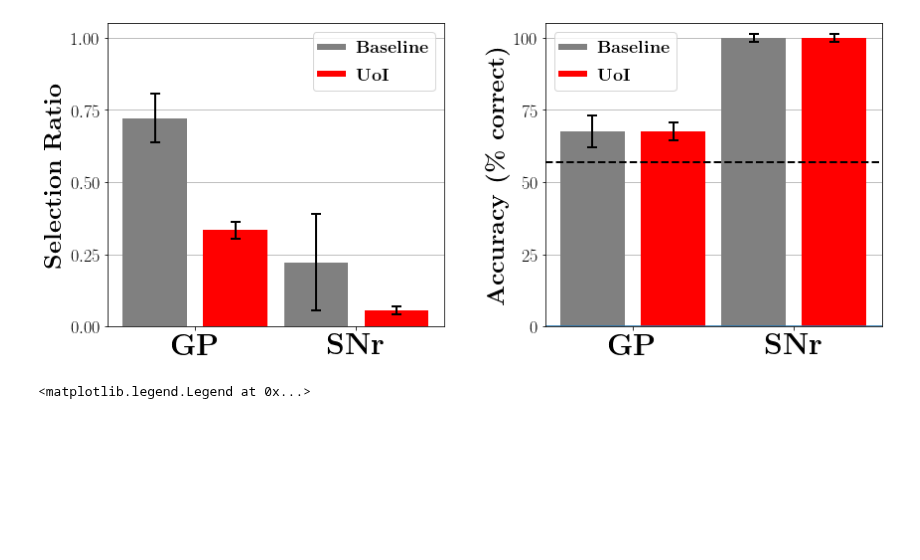
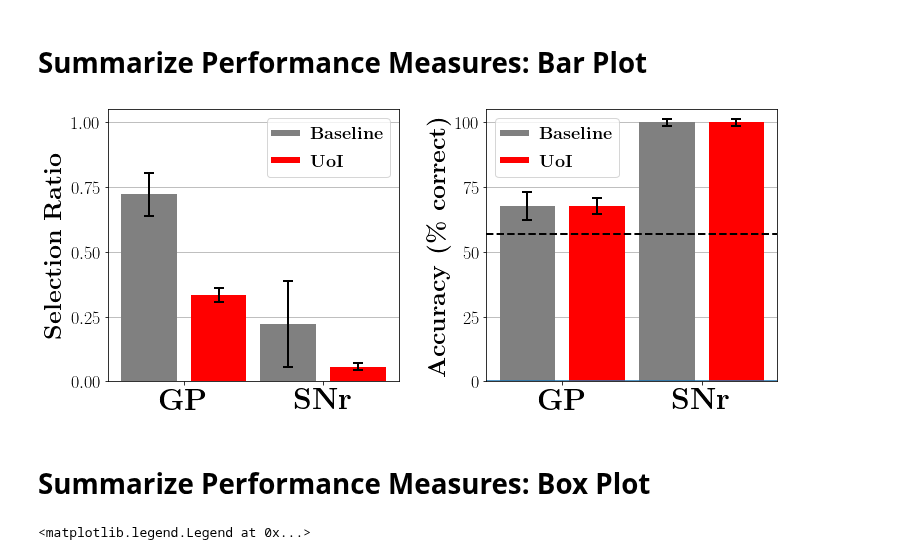
Before and after one commit to BouchardLab/neuroinference, a Jupyter notebook: notebooks/classification/bg_analysis.ipynb, the cells around one changed output. Saved outputs shown, nothing was run; the diff lists cells and outputs as text; code cells hidden in the pictures; blank space fills up the shorter version.

Commit message:
bg new plots

```diff
--- a/notebooks/classification/bg_analysis.ipynb
+++ b/notebooks/classification/bg_analysis.ipynb
@@ -92,0 +161,41 @@ plt.savefig('figure7_gp.pdf', bbox_inches='tight')
+# %%
+fig, ax = plt.subplots(1, 1, figsize=(3, 4))
+
+baseline_gp_ccs = np.median(baseline_coefs[0], axis=0)
+uoi_gp_ccs = np.median(uoi_coefs[0], axis=0)
+baseline_snr_ccs = np.median(baseline_coefs[1], axis=0)
+uoi_snr_ccs = np.median(uoi_coefs[1], axis=0)
+
+for baseline_gp_cc, uoi_gp_cc in zip(baseline_gp_ccs, uoi_gp_ccs):
+    ax.plot([0, 1], [baseline_gp_cc, uoi_gp_cc],
+            color='k',
+            marker='o',
+            alpha=0.5,
+            markeredgecolor='white')
+
+for baseline_snr_cc, uoi_snr_cc in zip(baseline_snr_ccs, uoi_snr_ccs):
+    ax.plot([0, 1], [baseline_snr_cc, uoi_snr_cc],
+            color='r',
+            marker='o',
+            alpha=0.50,
+            markeredgecolor='white')
+
+
+ax.set_xlim([-0.25, 1.25])
+ax.set_xticks([0, 1])
+ax.set_xticklabels([r'\textbf{Baseline}', r'\textbf{UoI}'])
+ax.axhline('--', color='r', linewidth=2, linestyle='--', zorder=-1)
+ax.tick_params(labelsize=15)
+
+#ax.set_ylim([-1.5, 1.5])
+#axes[0].set_yticks([-1, 0, 1])
+#axes[0].set_yticklabels([-1, 0, 1])
+
+ax.set_ylim([-4.5, 4.5])
+ax.set_yticks([-4, -2, 0, 2, 4])
+ax.set_yticklabels([-4, -2, 0, 2, 4])
+#axes[0].set_title(r'\textbf{GP}', fontsize=15)
+#axes[1].set_title(r'\textbf{SNr}', fontsize=15)
+
+ax.grid('on', axis='y')
+plt.savefig('lineplot_bg.pdf', bbox_inches='tight')
@@ -93,3 +226,5 @@ plt.savefig('figure7_gp.pdf', bbox_inches='tight')
+# %% [markdown]
+# Summarize Performance Measures: Bar Plot
 # %%
 # plot the results
 fig, axes = plt.subplots(1, 2, figsize=(12, 5))
@@ -140,36 +275,37 @@ for ax in axes:
     ax.set_ylim([0, 1.05])
 
     # ticks
     ax.set_xticks([0.5, 2.5])
     ax.set_xticklabels([r'\textbf{GP}', r'\textbf{SNr}'])
     ax.set_yticks([0, 0.25, 0.50, 0.75, 1.])
     ax.tick_params(axis='x', labelsize=30)
     ax.tick_params(axis='y', labelsize=18)
 
 
     # legend labels
     ax.plot([], color='gray', label=r'\textbf{Baseline}')
     ax.plot([], color='r', label=r'\textbf{UoI}')
     lgd = ax.legend(loc='best', prop={'size': 18},
                     handletextpad=0.7,
                     handlelength=1.3)
     for line in lgd.get_lines():
         line.set_linewidth(6.0)
 
     # gridlines
     ax.grid('on', axis='y')
     ax.set_axisbelow(True)
 
 axes[1].set_yticklabels(['0', '25', '50', '75', '100'])
 
 
 axes[1].axhline()
 
-plt.tight_layout()
 plt.subplots_adjust(wspace=0.3)
-plt.savefig('figure7_bg_metrics.pdf', bbox_inches='tight')
+# plt.savefig('figure7_bg_metrics.pdf', bbox_inches='tight')
 # %% [output]
-[figure, old version]
+[figure, new version]
+# %% [markdown]
+# Summarize Performance Measures: Box Plot
 # %%
 # alternative plot
 fig, ax = plt.subplots(1, 1, figsize=(6, 6))
```
Also changed, not shown: parts of 10 cells of this notebook.
